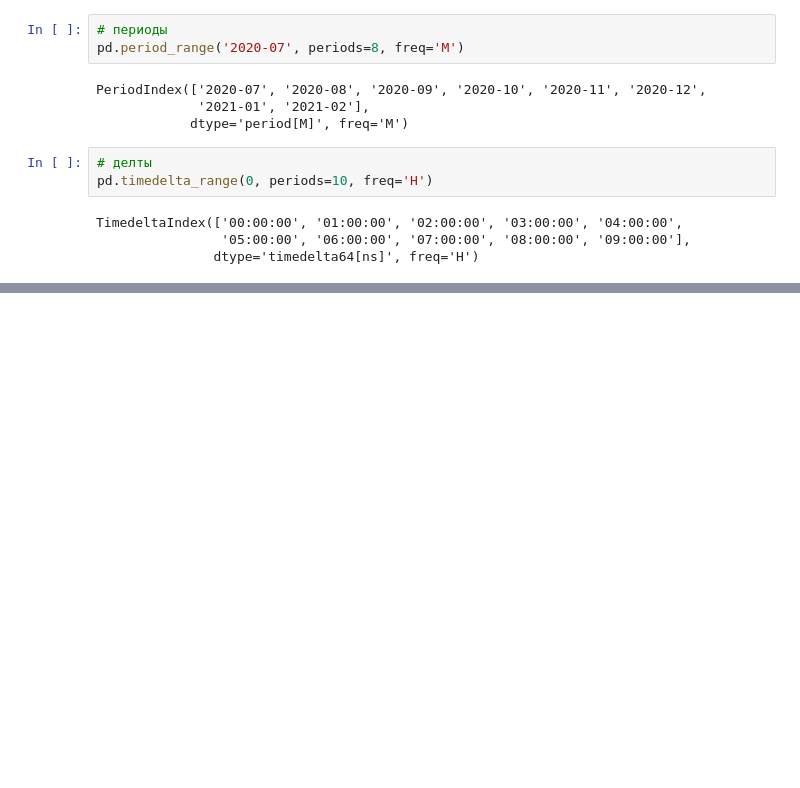
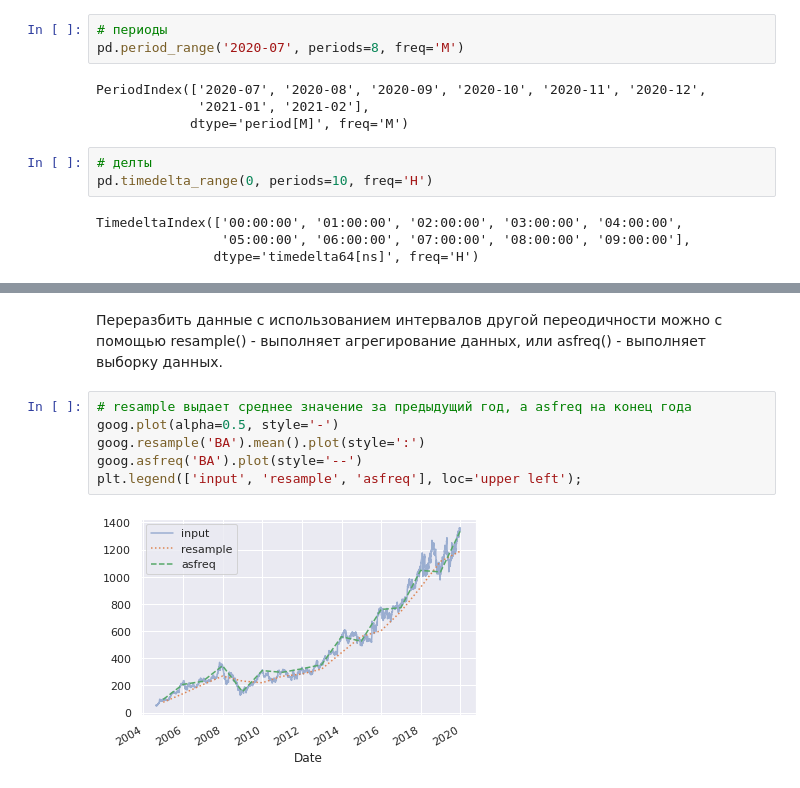
Before and after one commit to KonstantinKlepikov/all-python-ml-learning, a Jupyter notebook: pandas-learning.ipynb, the cells around one changed output, grey strips where cells are left out. Saved outputs shown, nothing was run; the diff lists cells and outputs as text; blank space fills up the shorter version.

```diff
--- a/pandas-learning.ipynb
+++ b/pandas-learning.ipynb
@@ -2834,0 +2906,10 @@ TimedeltaIndex(['00:00:00', '01:00:00', '02:00:00', '03:00:00', '04:00:00',
+# %% [markdown]
+Переразбить данные с использованием интервалов другой переодичности можно с помощью resample() - выполняет агрегирование данных, или asfreq() - выполняет выборку данных.
+# %%
+# resample выдает среднее значение за предыдущий год, а asfreq на конец года
+goog.plot(alpha=0.5, style='-')
+goog.resample('BA').mean().plot(style=':')
+goog.asfreq('BA').plot(style='--')
+plt.legend(['input', 'resample', 'asfreq'], loc='upper left');
+# %% [output]
+[figure, added]
```
Also changed, not shown: parts of 13 cells of this notebook.
